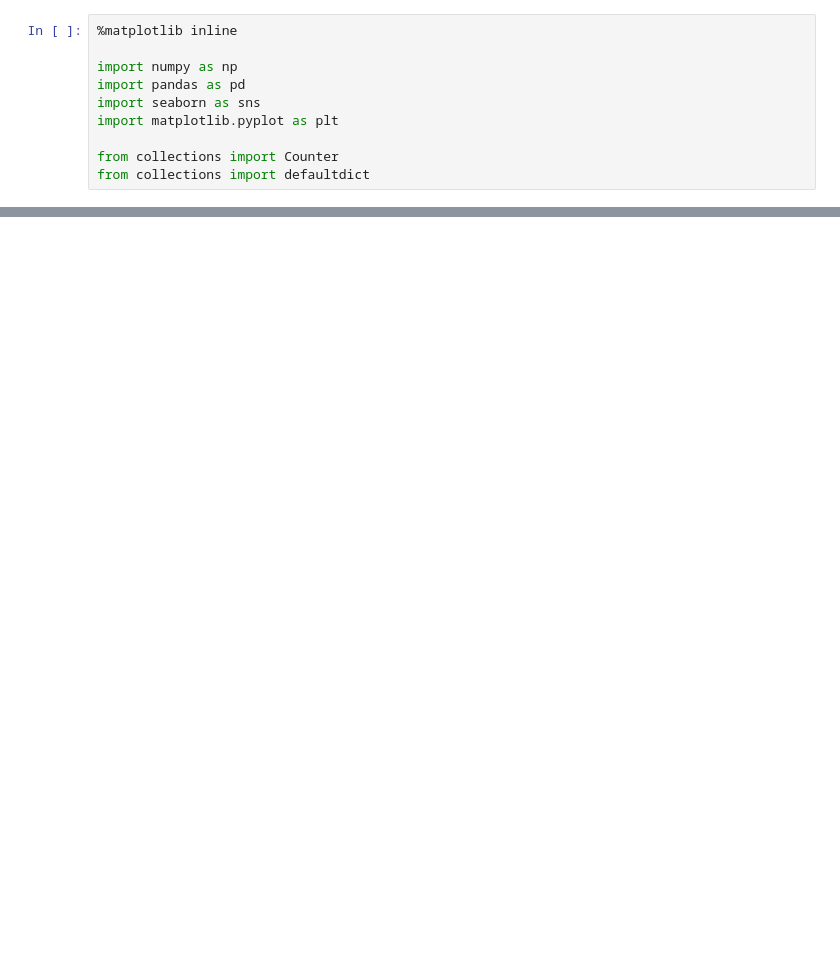
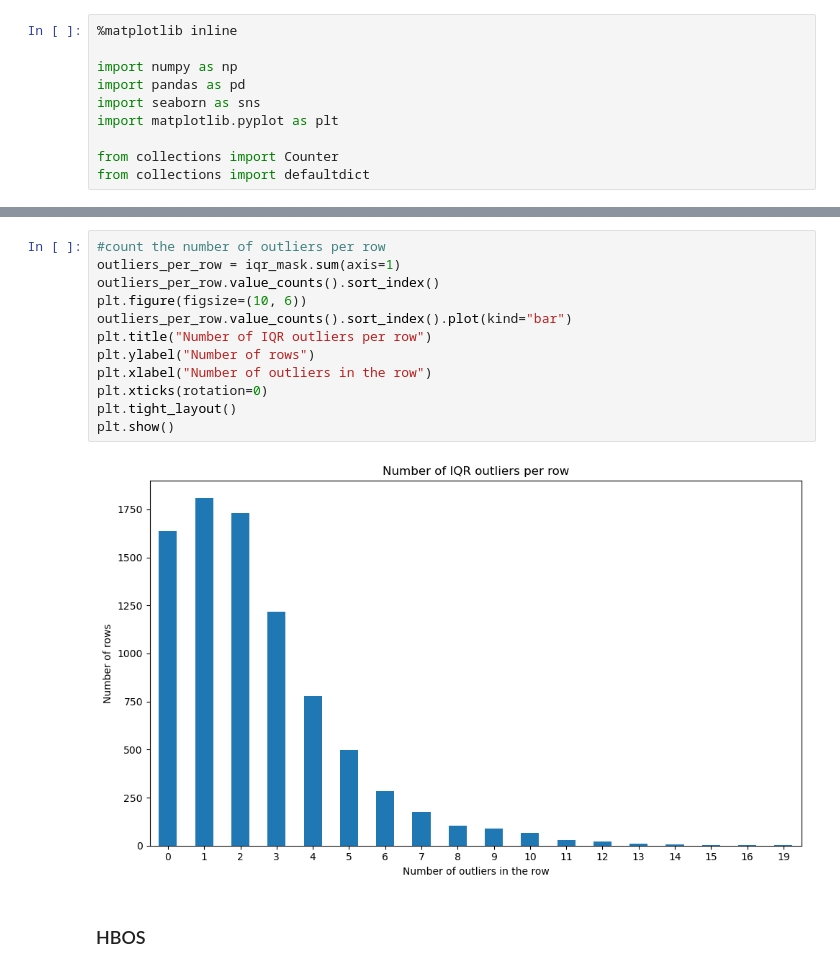
Before and after one commit to lorenzobuccolini03/Data-Mining---Advanced-Topics, a Jupyter notebook: Outliers_Detection/Naive_Approaches.ipynb, the cells around one changed output, grey strips where cells are left out. Drawn from its saved outputs; the diff is of its cells as text; blank space fills up the shorter version.

```diff
--- a/Outliers_Detection/Naive_Approaches.ipynb
+++ b/Outliers_Detection/Naive_Approaches.ipynb
@@ -218,0 +139,16 @@ array([41.04073403, 44.57555928, 43.38089961, ..., 45.47102362,
+# %%
+#count the number of outliers per row
+outliers_per_row = iqr_mask.sum(axis=1)
+outliers_per_row.value_counts().sort_index()
+plt.figure(figsize=(10, 6))
+outliers_per_row.value_counts().sort_index().plot(kind="bar")
+plt.title("Number of IQR outliers per row")
+plt.ylabel("Number of rows")
+plt.xlabel("Number of outliers in the row")
+plt.xticks(rotation=0)
+plt.tight_layout()
+plt.show()
+# %% [output]
+[figure, added]
+# %% [markdown]
+### HBOS
```
Also changed, not shown: parts of 45 cells of this notebook, 3 other files.
